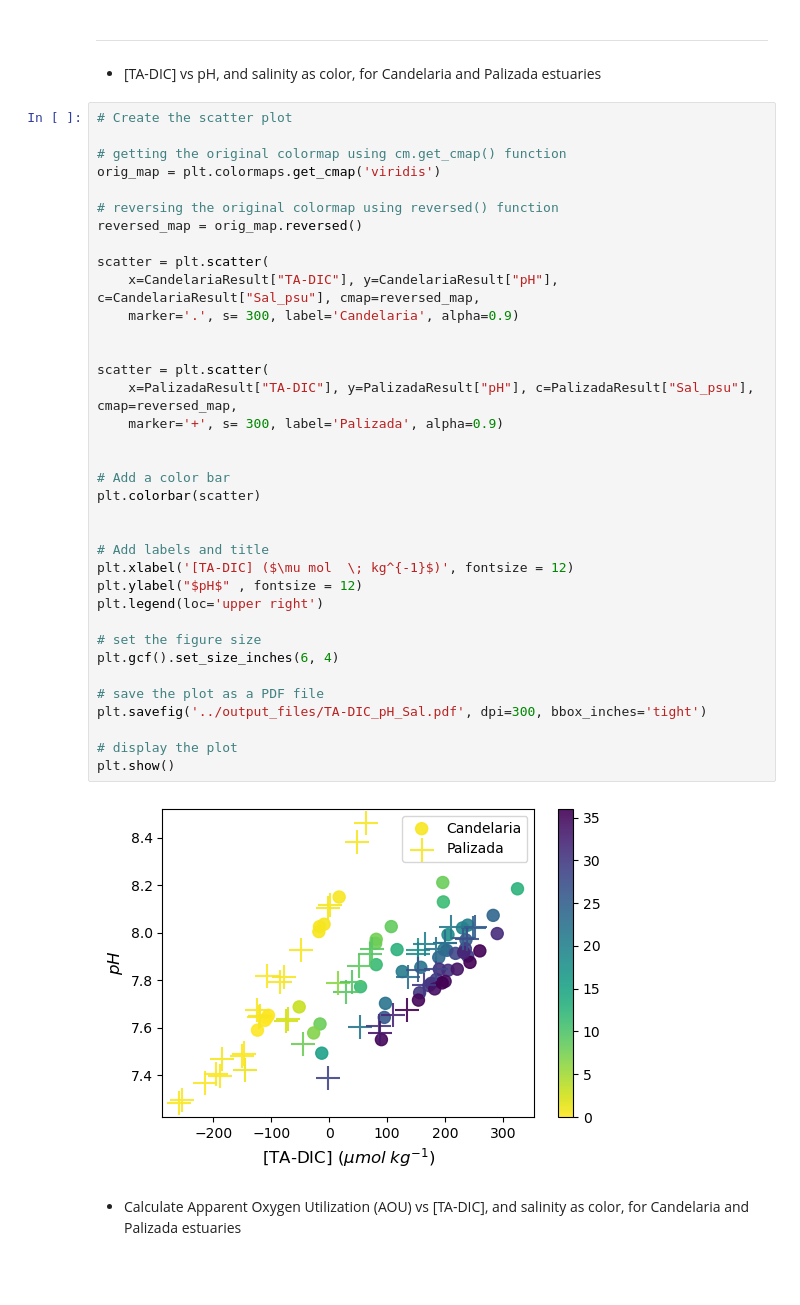
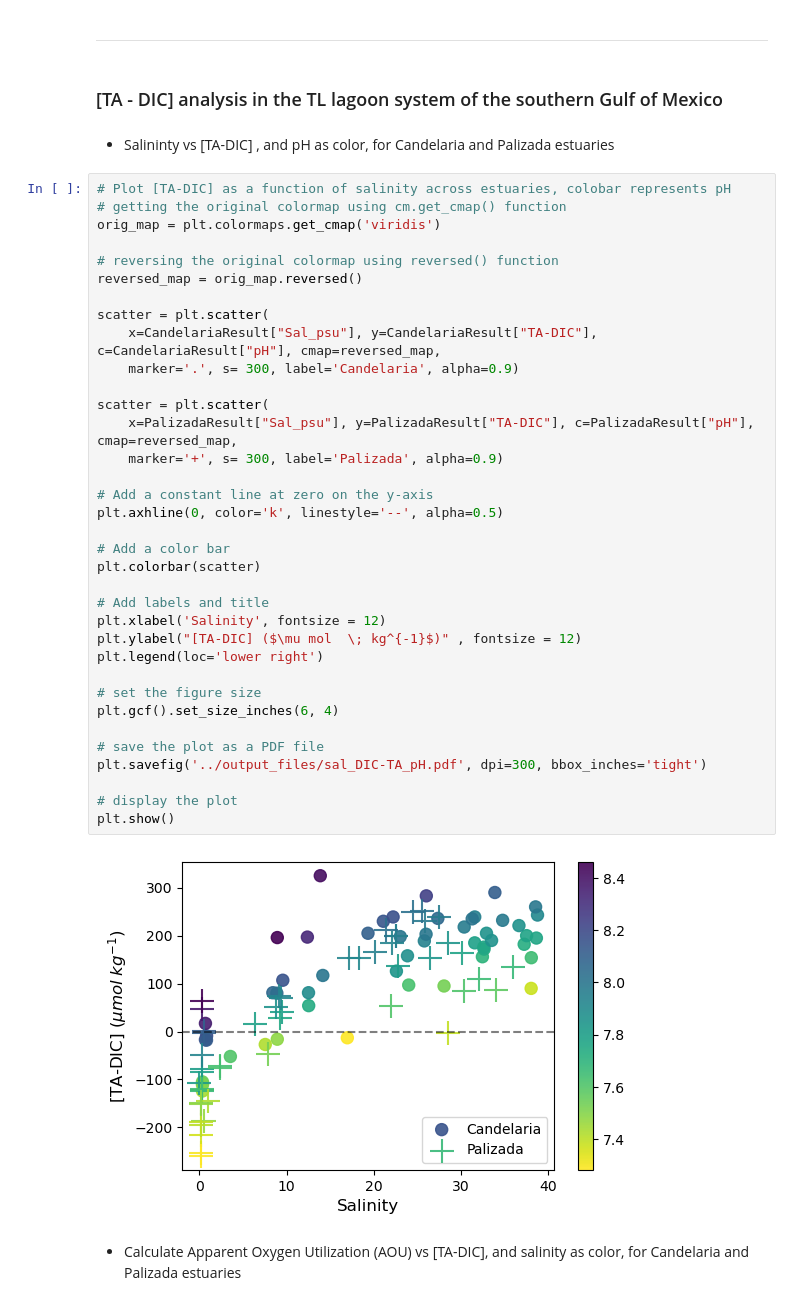
Before and after one commit to gilbertoCM/terminos_lagoon_carbonate, a Jupyter notebook: scrips/Ta-DIC_AOU.ipynb, the cells around one changed output. Drawn from its saved outputs; the diff is of its cells as text; blank space fills up the shorter version.

```diff
--- a/scrips/Ta-DIC_AOU.ipynb
+++ b/scrips/Ta-DIC_AOU.ipynb
@@ -118,46 +118,47 @@ CandelariaResult = CarbonateTL.loc[CarbonateTL["Estuary"] == "Candelaria"]
 PalizadaResult = CarbonateTL.loc[CarbonateTL["Estuary"] == "Palizada"]
 # %% [markdown]
 _____________
+# %% [markdown]
+### [TA - DIC] analysis in the TL lagoon system of the southern Gulf of Mexico
 # %% [markdown]
-- [TA-DIC] vs pH, and salinity as color, for Candelaria and Palizada estuaries
+- Salininty vs [TA-DIC] , and pH as color, for Candelaria and Palizada estuaries
 # %%
-# Create the scatter plot
-
+# Plot [TA-DIC] as a function of salinity across estuaries, colobar represents pH
 # getting the original colormap using cm.get_cmap() function
 orig_map = plt.colormaps.get_cmap('viridis')
 
 # reversing the original colormap using reversed() function
 reversed_map = orig_map.reversed()
 
 scatter = plt.scatter(
-    x=CandelariaResult["TA-DIC"], y=CandelariaResult["pH"], c=CandelariaResult["Sal_psu"], cmap=reversed_map,
+    x=CandelariaResult["Sal_psu"], y=CandelariaResult["TA-DIC"], c=CandelariaResult["pH"], cmap=reversed_map,
     marker='.', s= 300, label='Candelaria', alpha=0.9)
 
-
 scatter = plt.scatter(
-    x=PalizadaResult["TA-DIC"], y=PalizadaResult["pH"], c=PalizadaResult["Sal_psu"], cmap=reversed_map,
+    x=PalizadaResult["Sal_psu"], y=PalizadaResult["TA-DIC"], c=PalizadaResult["pH"], cmap=reversed_map,
     marker='+', s= 300, label='Palizada', alpha=0.9)
 
+# Add a constant line at zero on the y-axis
+plt.axhline(0, color='k', linestyle='--', alpha=0.5)
 
 # Add a color bar
 plt.colorbar(scatter)
 
-
 # Add labels and title
-plt.xlabel('[TA-DIC] ($\mu mol  \; kg^{-1}$)', fontsize = 12)
-plt.ylabel("$pH$" , fontsize = 12)
-plt.legend(loc='upper right')
+plt.xlabel('Salinity', fontsize = 12)
+plt.ylabel("[TA-DIC] ($\mu mol  \; kg^{-1}$)" , fontsize = 12)
+plt.legend(loc='lower right')
 
 # set the figure size
 plt.gcf().set_size_inches(6, 4)
 
 # save the plot as a PDF file
-plt.savefig('../output_files/TA-DIC_pH_Sal.pdf', dpi=300, bbox_inches='tight')
+plt.savefig('../output_files/sal_DIC-TA_pH.pdf', dpi=300, bbox_inches='tight')
 
 # display the plot
 plt.show()
 # %% [output]
-[figure, old version]
+[figure, new version]
 # %% [markdown]
 -  Calculate Apparent Oxygen Utilization (AOU) vs [TA-DIC], and salinity as color, for Candelaria and Palizada estuaries
 # %%
```
Also changed, not shown: parts of 4 cells of this notebook, 3 other files.
